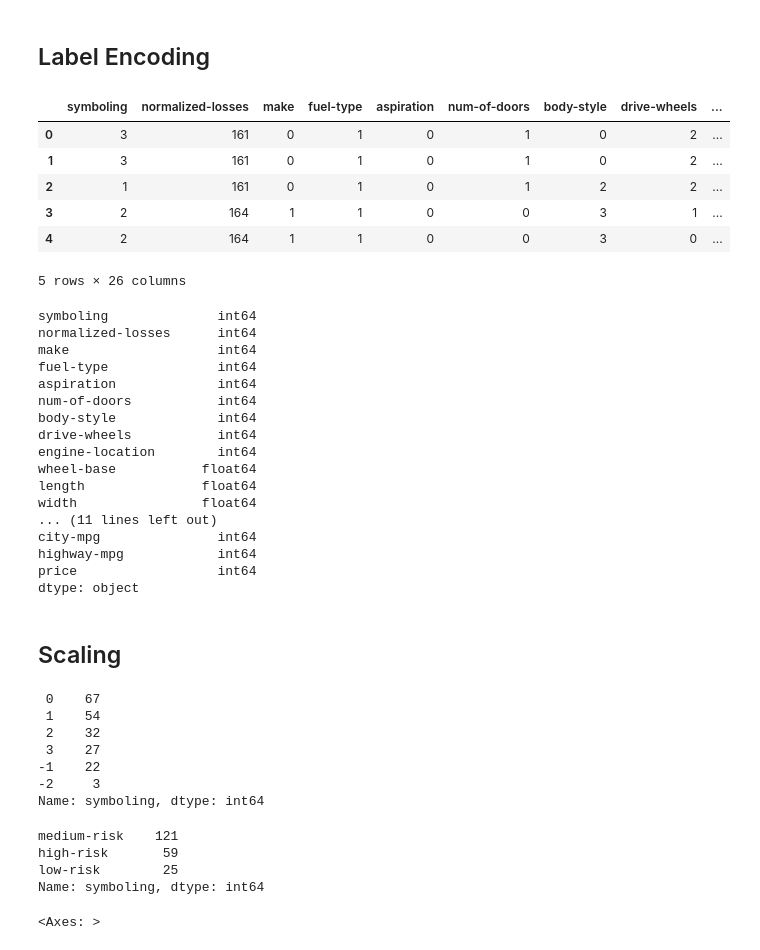
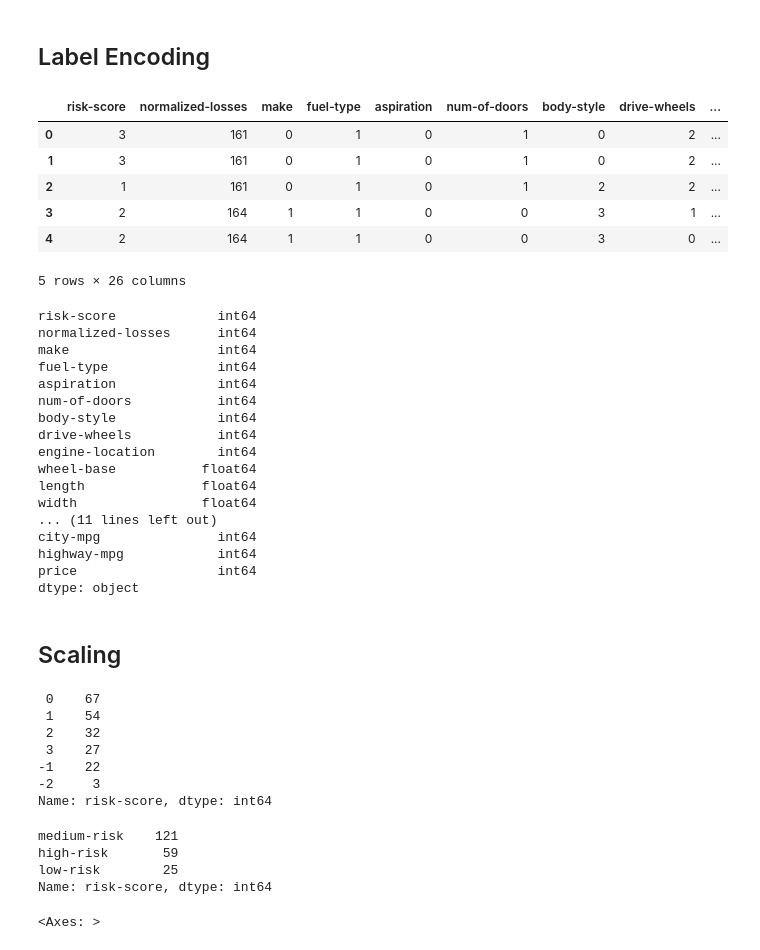
Before and after one commit to KingKai69/VisualAnalytics, a Jupyter notebook: VA_Classification.ipynb, the cells around one changed output. Saved outputs shown, nothing was run; the diff lists cells and outputs as text; code cells hidden in the pictures.

```diff
--- a/VA_Classification.ipynb
+++ b/VA_Classification.ipynb
@@ -66,5 +66,6 @@ Intel MKL WARNING: Support of Intel(R) Streaming SIMD Extensions 4.2 (Intel(R) S
 # Import dataset
 path ="https://github.com/KingKai69/VisualAnalytics/raw/main/Automobile_data.csv"
 df = pd.read_csv(path)
+df.rename(columns={'symboling': 'risk-score'}, inplace=True)
 df.head()
 # %% [output]
@@ -137,35 +116,22 @@ df_imp.head()
 # %% [markdown]
 ## Label Encoding
 # %%
+# Evtl. alle Spalten codieren?
+
 # Init new LabelEncoder Object
 le = LabelEncoder()
 
-# Init dataframe for encoded
-#df_enc = pd.DataFrame()
-
-'''for col in df_imp.columns:
-    if df_imp[col].dtype == 'object':
-        # Initialisiere einen LabelEncoder für die Spalte
-        le = LabelEncoder()
-        # Wende das Label-Encoding auf die Spalte an
-        encoded_values = le.fit_transform(df_imp[col])
-        # Speichere die codierten Werte im neuen DataFrame
-        df_enc[col] = encoded_values
-        print(col)
-    else:
-        # Falls die Spalte kein Objekt-Datentyp ist, kopiere sie einfach ins neue DataFrame
-        df_enc[col] = df[col] '''
-
+# Init dataframe for encoded data
 df_enc = df_imp.copy()
 
 # Wenden Sie den LabelEncoder auf mehrere Spalten in Ihrem DataFrame an
 columns_to_encode = ['make', 'fuel-type', 'aspiration', 'num-of-doors', 'body-style', 'drive-wheels', 'engine-location','engine-type','num-of-cylinders','fuel-system']  # Liste mit den Spaltennamen
 for column in columns_to_encode:
     df_enc[column] = le.fit_transform(df_enc[column])
 
 df_enc.head()
 # %% [output]
-|  | symboling | normalized-losses | make | fuel-type | aspiration | num-of-doors | body-style | drive-wheels | ... |
+|  | risk-score | normalized-losses | make | fuel-type | aspiration | num-of-doors | body-style | drive-wheels | ... |
 | 0 | 3 | 161 | 0 | 1 | 0 | 1 | 0 | 2 | ... |
 | 1 | 3 | 161 | 0 | 1 | 0 | 1 | 0 | 2 | ... |
 | 2 | 1 | 161 | 0 | 1 | 0 | 1 | 2 | 2 | ... |
@@ -173,7 +139,7 @@ df_enc.head()
 | 4 | 2 | 164 | 1 | 1 | 0 | 0 | 3 | 0 | ... |
 5 rows × 26 columns
 # %%
-# Changes dtypes of respective column from object to int64 respective float 64
+# Changes dtypes of respective column from object to int64 respective float 64, important for XAI SHAP
 for col in df_enc.columns:
     if df_enc[col].dtype == 'object':
         try:
@@ -186,7 +152,7 @@ for col in df_enc.columns:
 
 print(df_enc.dtypes)
 # %% [output]
-symboling              int64
+risk-score             int64
 normalized-losses      int64
 make                   int64
 fuel-type              int64
@@ -220,6 +186,6 @@ df_sc['symboling'] = df_enc['symboling']
 # %%
 # Check for imbalance
-pd.value_counts(df_imp['symboling'])
+pd.value_counts(df_imp['risk-score'])
 # %% [output]
  0    67
  1    54
@@ -227,25 +193,22 @@ pd.value_counts(df_imp['symboling'])
  3    27
 -1    22
 -2     3
-Name: symboling, dtype: int64
+Name: risk-score, dtype: int64
 # %%
-# Neues Labeling für 3 Klassen
-
+# Create 3 label Classification
 df_enc_3 = df_enc.copy()
-
-df_enc_3['symboling'] = df_enc_3['symboling'].replace(3, 'high-risk')
-df_enc_3['symboling'] = df_enc_3['symboling'].replace(2, 'high-risk')
-df_enc_3['symboling'] = df_enc_3['symboling'].replace(1, 'medium-risk')
-df_enc_3['symboling'] = df_enc_3['symboling'].replace(0, 'medium-risk')
-df_enc_3['symboling'] = df_enc_3['symboling'].replace(-1, 'low-risk')
-df_enc_3['symboling'] = df_enc_3['symboling'].replace(-2, 'low-risk')
-
-pd.value_counts(df_enc_3['symboling'])
+df_enc_3['risk-score'] = df_enc_3['risk-score'].replace(3, 'high-risk')
+df_enc_3['risk-score'] = df_enc_3['risk-score'].replace(2, 'high-risk')
+df_enc_3['risk-score'] = df_enc_3['risk-score'].replace(1, 'medium-risk')
+df_enc_3['risk-score'] = df_enc_3['risk-score'].replace(0, 'medium-risk')
+df_enc_3['risk-score'] = df_enc_3['risk-score'].replace(-1, 'low-risk')
+df_enc_3['risk-score'] = df_enc_3['risk-score'].replace(-2, 'low-risk')
+pd.value_counts(df_enc_3['risk-score'])
 # %% [output]
 medium-risk    121
 high-risk       59
 low-risk        25
-Name: symboling, dtype: int64
+Name: risk-score, dtype: int64
 # %%
 # Create list of features
 features = [
```
Also changed, not shown: parts of 29 cells of this notebook.
